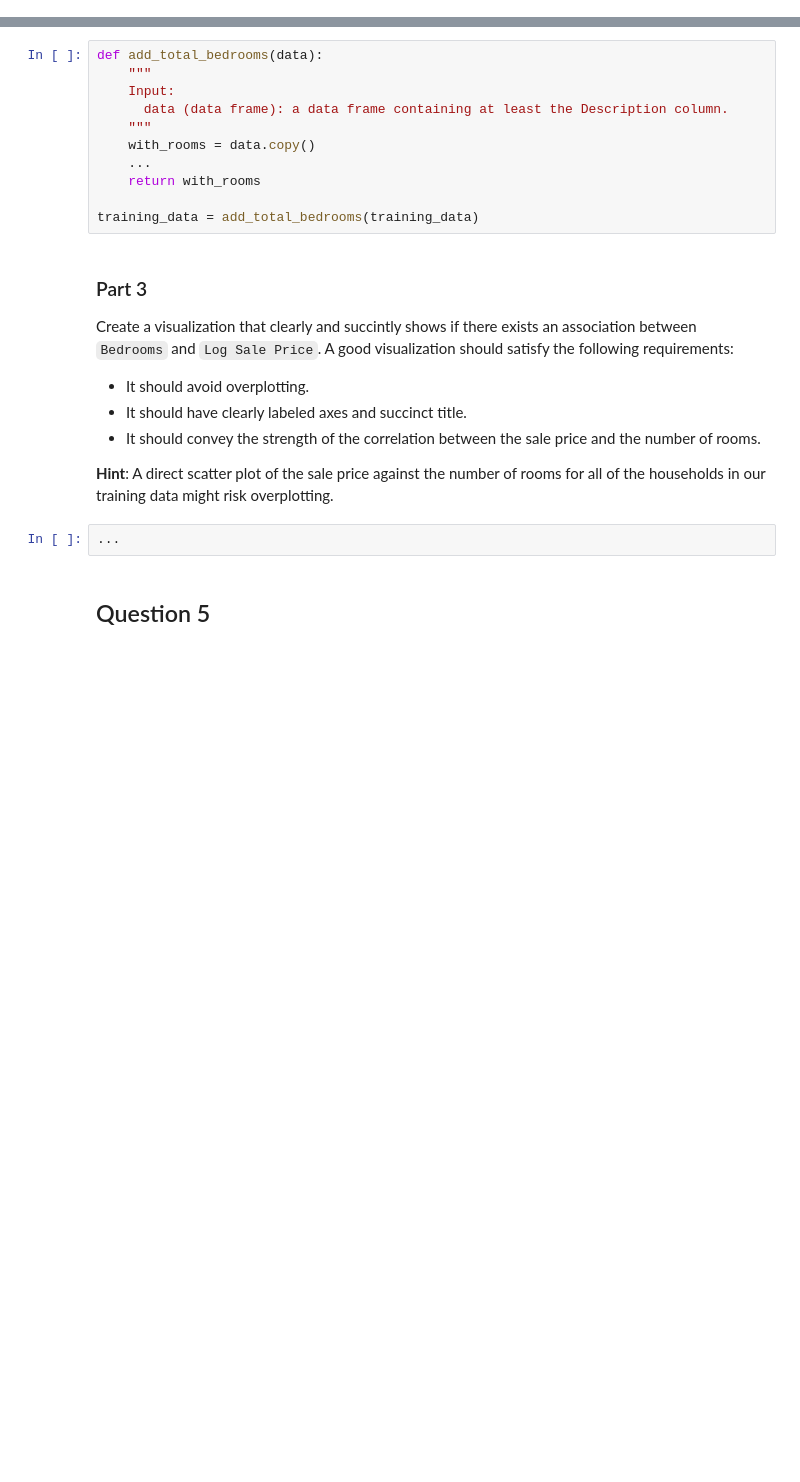
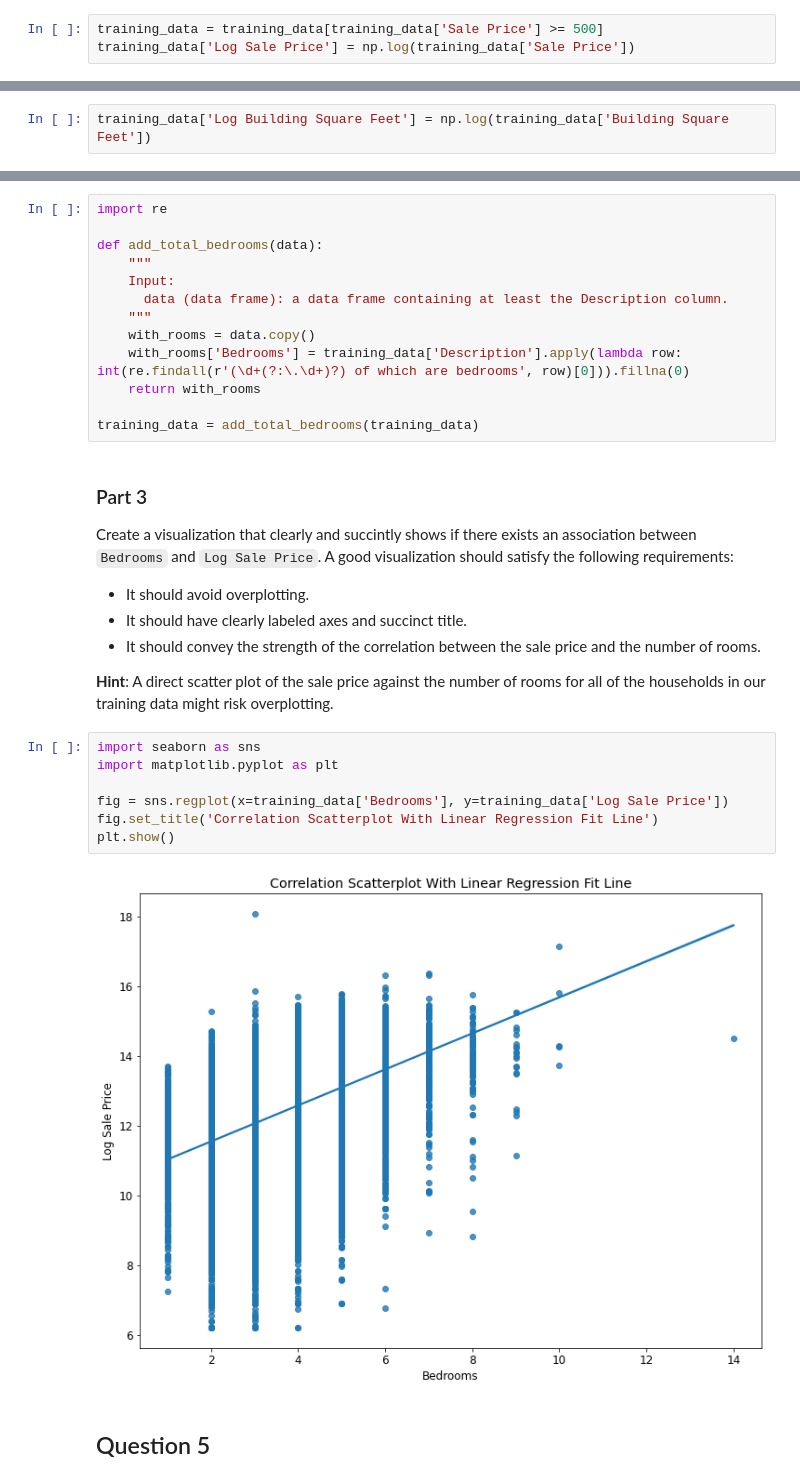
Before and after one commit to yuxin-miao/DS4710, a Jupyter notebook: Project/Project - part 1.ipynb, the cells around one changed output, grey strips where cells are left out. Cells and saved outputs as stored; diff of their text form; blank space fills up the shorter version.

```diff
--- a/Project/Project - part 1.ipynb
+++ b/Project/Project - part 1.ipynb
@@ -165,3 +160,6 @@ points: 1
+# %%
+training_data = training_data[training_data['Sale Price'] >= 500]
+training_data['Log Sale Price'] = np.log(training_data['Sale Price'])
 # %% [markdown]
 Let's create a new distribution plot on the log-transformed sale price.
 # %%
@@ -209,3 +208,5 @@ points: 1
+# %%
+training_data['Log Building Square Feet'] = np.log(training_data['Building Square Feet'])
 # %% [markdown]
 <!-- BEGIN QUESTION -->
 
@@ -319,13 +319,15 @@ name: q4ii
 points: 2
 -->
 # %%
+import re
+
 def add_total_bedrooms(data):
     """
     Input:
       data (data frame): a data frame containing at least the Description column.
     """
     with_rooms = data.copy()
-    ...
+    with_rooms['Bedrooms'] = training_data['Description'].apply(lambda row: int(re.findall(r'(\d+(?:\.\d+)?) of which are bedrooms', row)[0])).fillna(0)
     return with_rooms
 
 training_data = add_total_bedrooms(training_data)
@@ -348,8 +350,15 @@ points: 2
 manual: True
 format: image
 -->
-# %%
-...
+# %%
+import seaborn as sns
+import matplotlib.pyplot as plt
+
+fig = sns.regplot(x=training_data['Bedrooms'], y=training_data['Log Sale Price'])
+fig.set_title('Correlation Scatterplot With Linear Regression Fit Line')
+plt.show()
+# %% [output]
+[figure, added]
 # %% [markdown]
 <!-- END QUESTION -->
 
```
Also changed, not shown: parts of 37 cells of this notebook, 2 other files.
